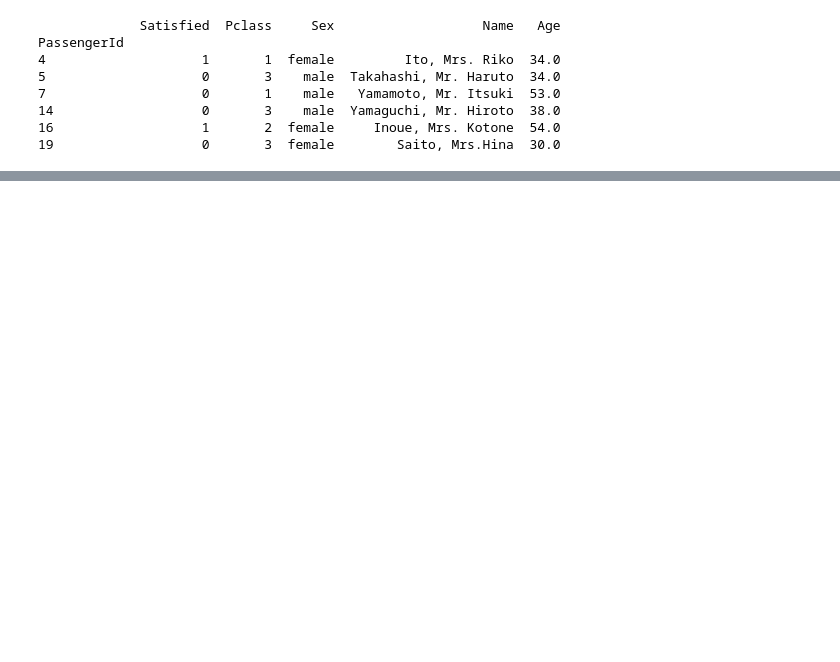
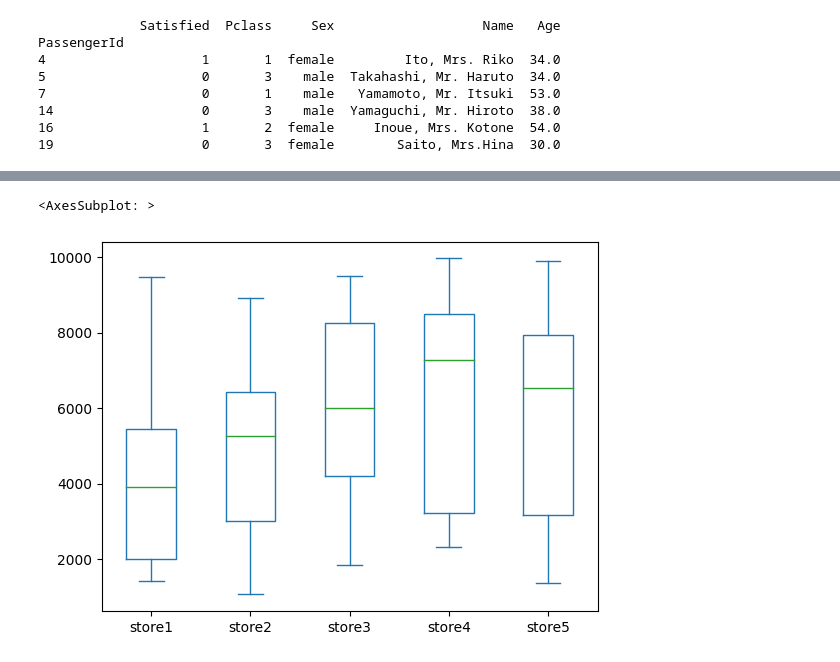
Before and after one commit to RkurosW/Jupyter_test, a Jupyter notebook: Pandas_Dataframe.ipynb, the cells around one changed output, grey strips where cells are left out. Saved outputs shown, nothing was run; the diff lists cells and outputs as text; code cells hidden in the pictures; blank space fills up the shorter version.

```diff
--- a/Pandas_Dataframe.ipynb
+++ b/Pandas_Dataframe.ipynb
@@ -226,0 +319,5 @@ PassengerId
+# %%
+df.plot(kind='box')
+# %% [output]
+<AxesSubplot: >
+[figure, added]
```
Also changed, not shown: parts of 8 cells of this notebook, 1 other file.
